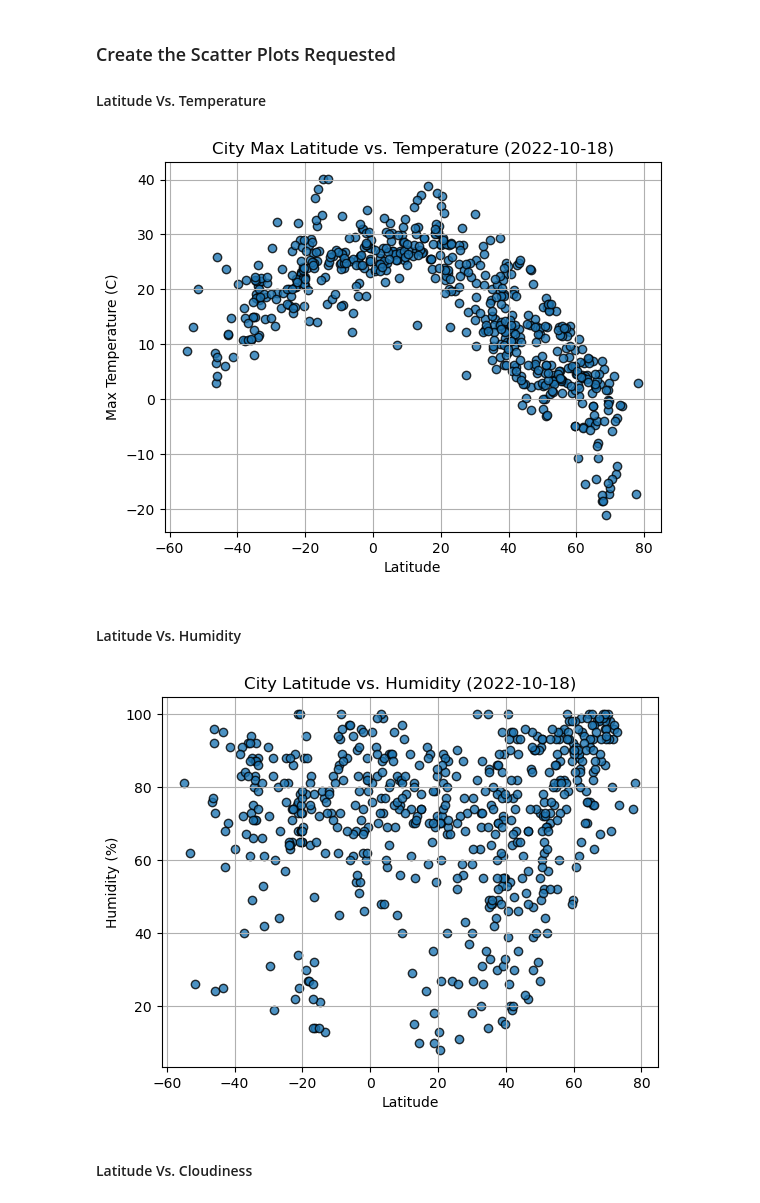
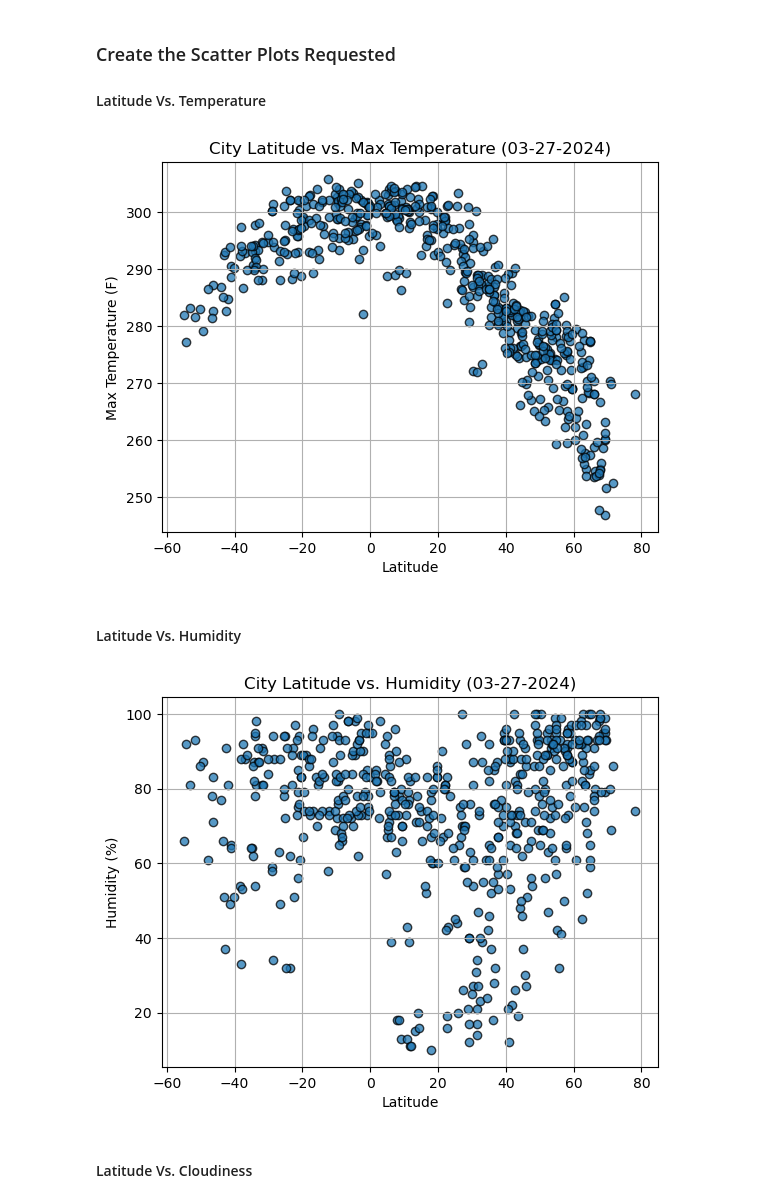
Before and after one commit to JohanaMarie/python-api-challenge, a Jupyter notebook: WeatherPy/WeatherPy.ipynb, the cells around one changed output. Cells and saved outputs as stored; diff of their text form; code cells hidden in the pictures.

```diff
--- a/WeatherPy/WeatherPy.ipynb
+++ b/WeatherPy/WeatherPy.ipynb
@@ -189,26 +189,32 @@ city_data_df.head()
 #### Latitude Vs. Temperature
 # %%
 # Build scatter plot for latitude vs. temperature
-# YOUR CODE HERE
+plt.scatter(city_data_df["Lat"], city_data_df["Max Temp"], edgecolor="black", alpha=0.75)
 
 # Incorporate the other graph properties
-# YOUR CODE HERE
+plt.title("City Latitude vs. Max Temperature (03-27-2024)")
+plt.xlabel("Latitude")
+plt.ylabel("Max Temperature (F)")
+plt.grid(True)
 
 # Save the figure
 plt.savefig("output_data/Fig1.png")
 
 # Show plot
 plt.show()
 # %% [output]
-[figure, old version]
+[figure, new version]
 # %% [markdown]
 #### Latitude Vs. Humidity
 # %%
 # Build the scatter plots for latitude vs. humidity
-# YOUR CODE HERE
+plt.scatter(city_data_df["Lat"], city_data_df["Humidity"], edgecolor="black", alpha=0.75)
 
 # Incorporate the other graph properties
-# YOUR CODE HERE
+plt.title("City Latitude vs. Humidity (03-27-2024)")
+plt.xlabel("Latitude")
+plt.ylabel("Humidity (%)")
+plt.grid(True)
 
 # Save the figure
 plt.savefig("output_data/Fig2.png")
@@ -216,7 +222,7 @@ plt.savefig("output_data/Fig2.png")
 # Show plot
 plt.show()
 # %% [output]
-[figure, old version]
+[figure, new version]
 # %% [markdown]
 #### Latitude Vs. Cloudiness
 # %%
```
Also changed, not shown: parts of 16 cells of this notebook, 5 other files.
